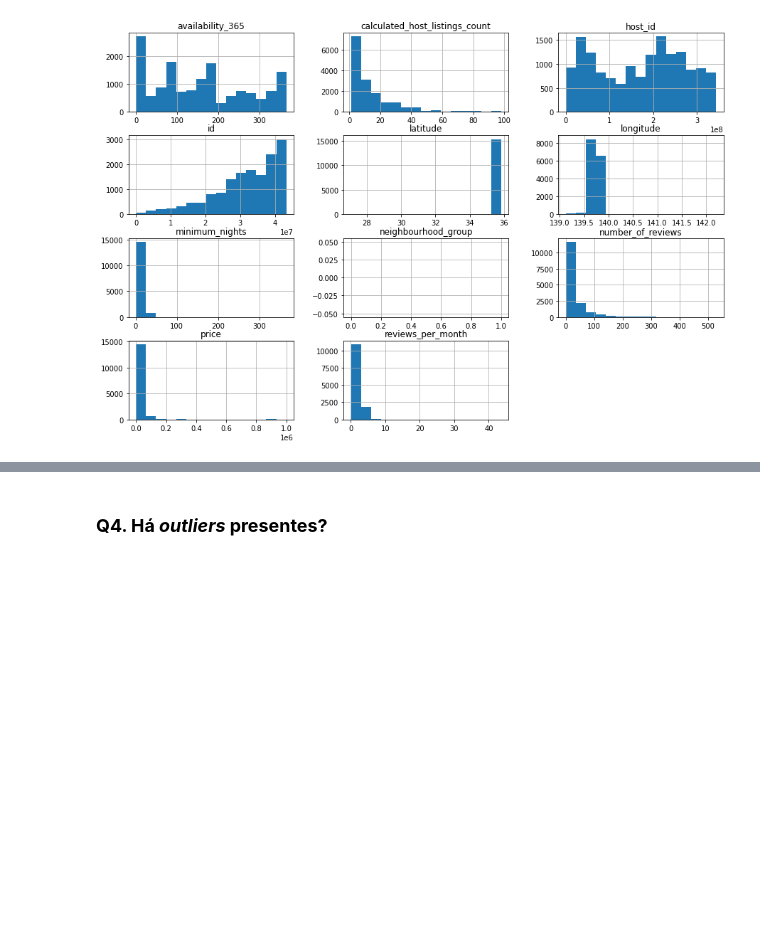
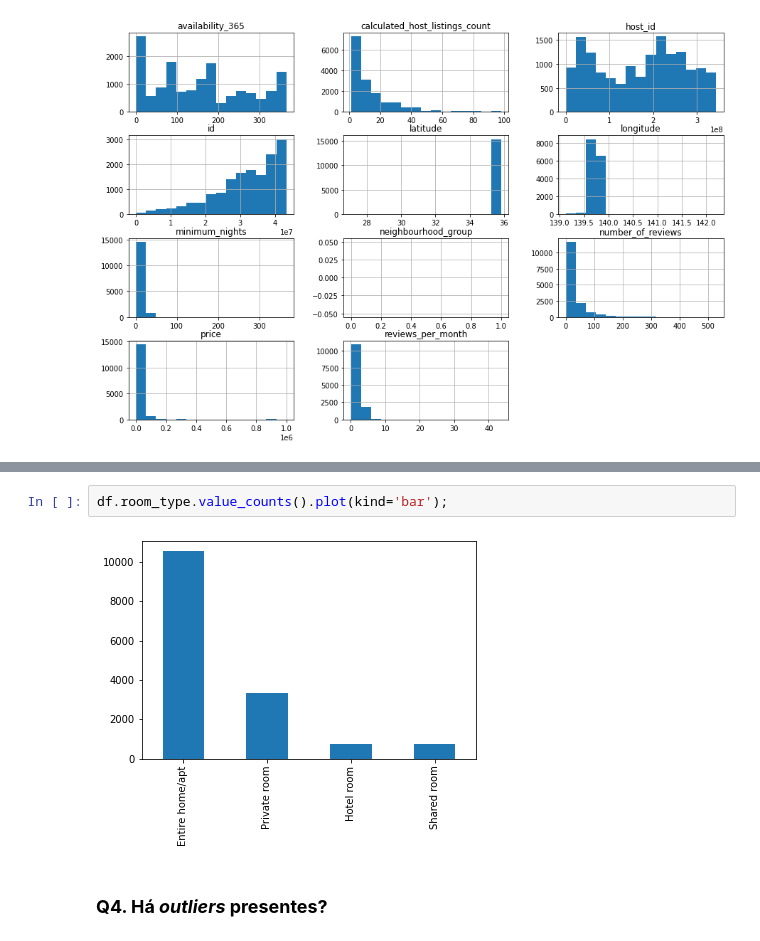
Before and after one commit to juliooaa/Arbnb_T-quio, a Jupyter notebook: Analisando_os_Dados_do_Airbnb.ipynb, the cells around one changed output, grey strips where cells are left out. Drawn from its saved outputs; the diff is of its cells as text; blank space fills up the shorter version.

```diff
--- a/Analisando_os_Dados_do_Airbnb.ipynb
+++ b/Analisando_os_Dados_do_Airbnb.ipynb
@@ -156,3 +160,7 @@ df.hist(bins=15, figsize=(15,10));
+# %%
+df.room_type.value_counts().plot(kind='bar');
+# %% [output]
+[figure, added]
 # %% [markdown]
 ### **Q4. Há *outliers* presentes?**
 # %% [markdown]
```
Also changed, not shown: parts of 2 cells of this notebook.
